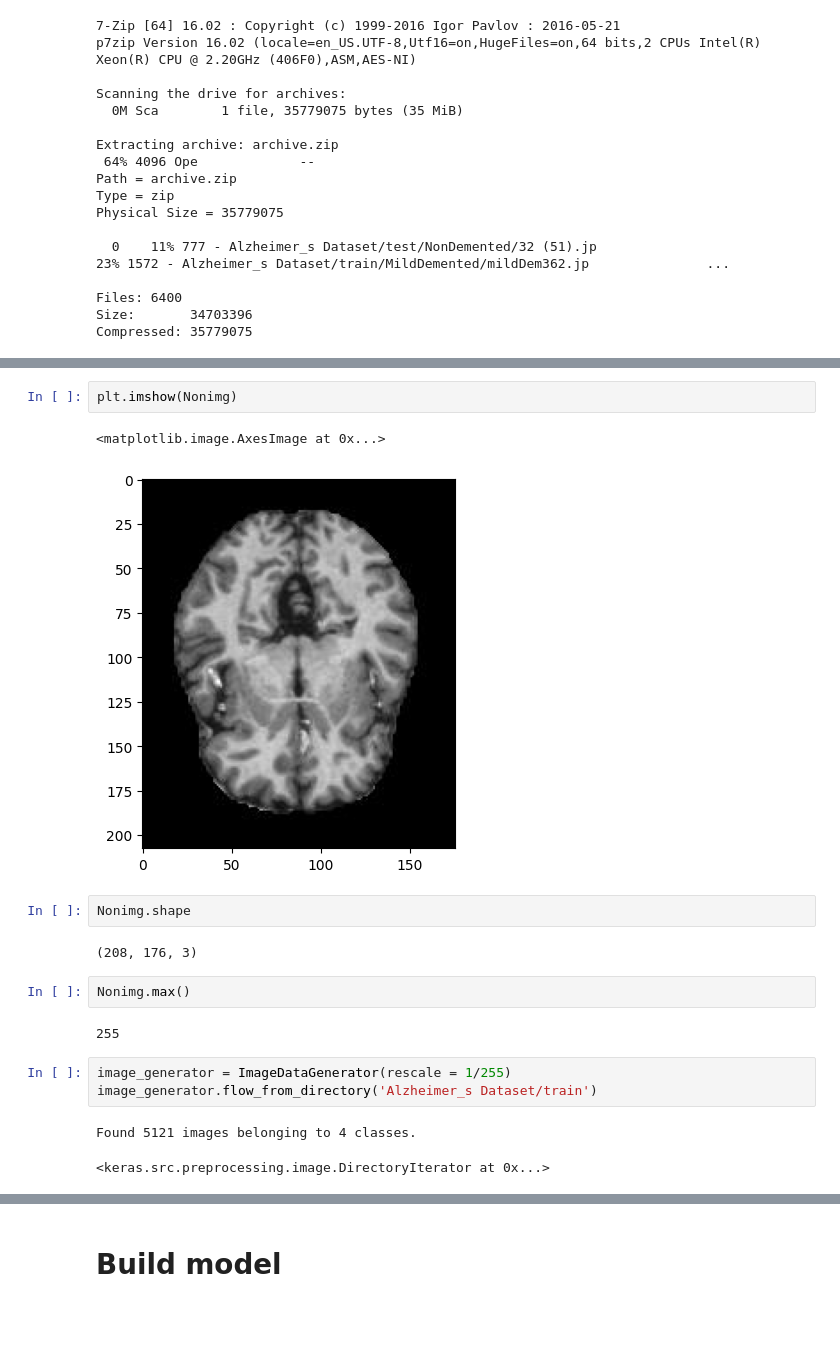
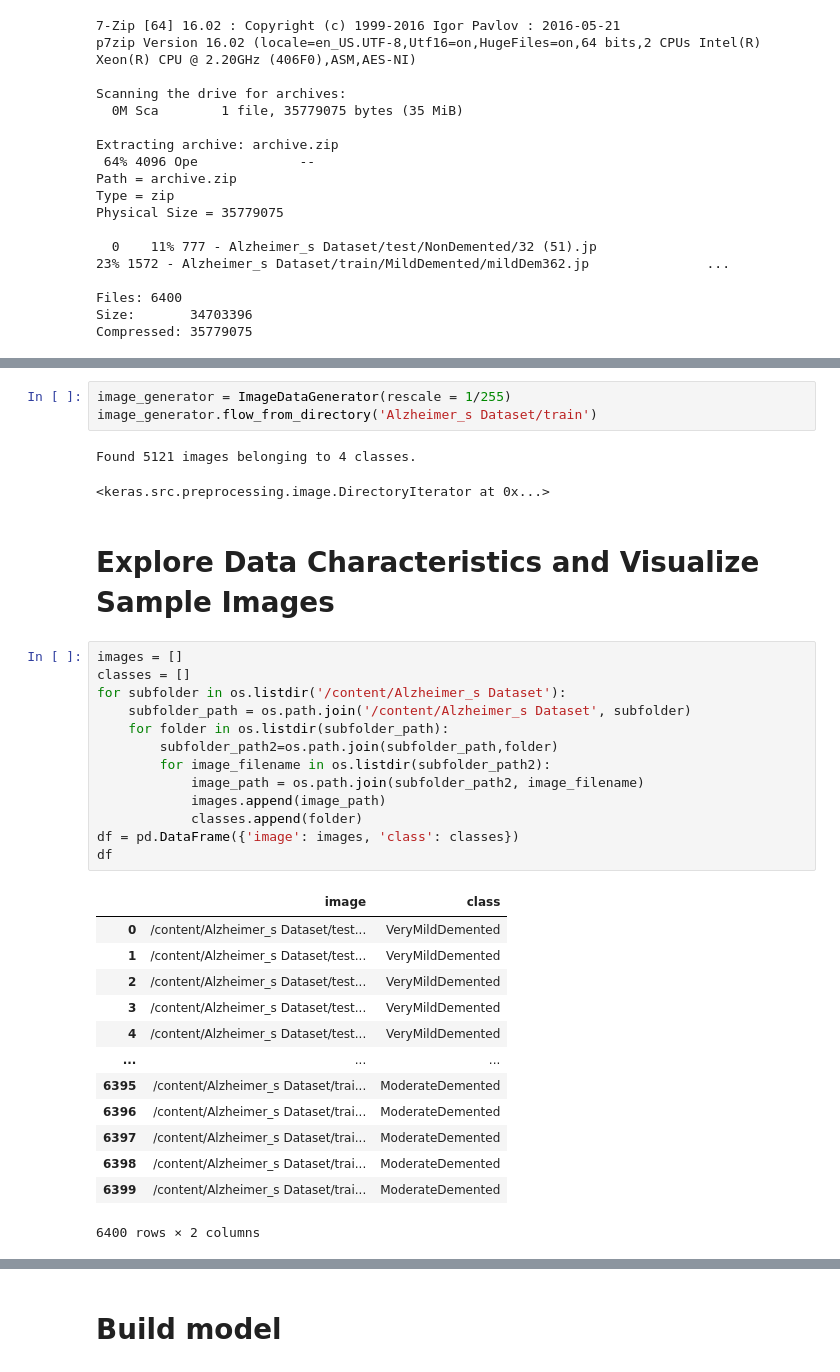
Before and after one commit to Amal-Alalami/Projects-CV, a Jupyter notebook: Project1.ipynb, the cells around one changed output, grey strips where cells are left out. Drawn from its saved outputs; the diff is of its cells as text; blank space fills up the shorter version.

```diff
--- a/Project1.ipynb
+++ b/Project1.ipynb
@@ -57,19 +42,35 @@ cv2_imshow(Nonimg)
-# %%
-plt.imshow(Nonimg)
-# %% [output]
-<matplotlib.image.AxesImage at 0x...>
-[figure, removed]
-# %%
-Nonimg.shape
-# %% [output]
-(208, 176, 3)
-# %%
-Nonimg.max()
-# %% [output]
-255
 # %%
 image_generator = ImageDataGenerator(rescale = 1/255)
 image_generator.flow_from_directory('Alzheimer_s Dataset/train')
 # %% [output]
 Found 5121 images belonging to 4 classes.
 <keras.src.preprocessing.image.DirectoryIterator at 0x...>
+# %% [markdown]
+# **Explore Data Characteristics and Visualize Sample Images**
+# %%
+images = []
+classes = []
+for subfolder in os.listdir('/content/Alzheimer_s Dataset'):
+    subfolder_path = os.path.join('/content/Alzheimer_s Dataset', subfolder)
+    for folder in os.listdir(subfolder_path):
+        subfolder_path2=os.path.join(subfolder_path,folder)
+        for image_filename in os.listdir(subfolder_path2):
+            image_path = os.path.join(subfolder_path2, image_filename)
+            images.append(image_path)
+            classes.append(folder)
+df = pd.DataFrame({'image': images, 'class': classes})
+df
+# %% [output]
+|  | image | class |
+| 0 | /content/Alzheimer_s Dataset/test... | VeryMildDemented |
+| 1 | /content/Alzheimer_s Dataset/test... | VeryMildDemented |
+| 2 | /content/Alzheimer_s Dataset/test... | VeryMildDemented |
+| 3 | /content/Alzheimer_s Dataset/test... | VeryMildDemented |
+| 4 | /content/Alzheimer_s Dataset/test... | VeryMildDemented |
+| ... | ... | ... |
+| 6395 | /content/Alzheimer_s Dataset/trai... | ModerateDemented |
+| 6396 | /content/Alzheimer_s Dataset/trai... | ModerateDemented |
+| 6397 | /content/Alzheimer_s Dataset/trai... | ModerateDemented |
+| 6398 | /content/Alzheimer_s Dataset/trai... | ModerateDemented |
+| 6399 | /content/Alzheimer_s Dataset/trai... | ModerateDemented |
+6400 rows × 2 columns
```
Also changed, not shown: parts of 11 cells of this notebook.
